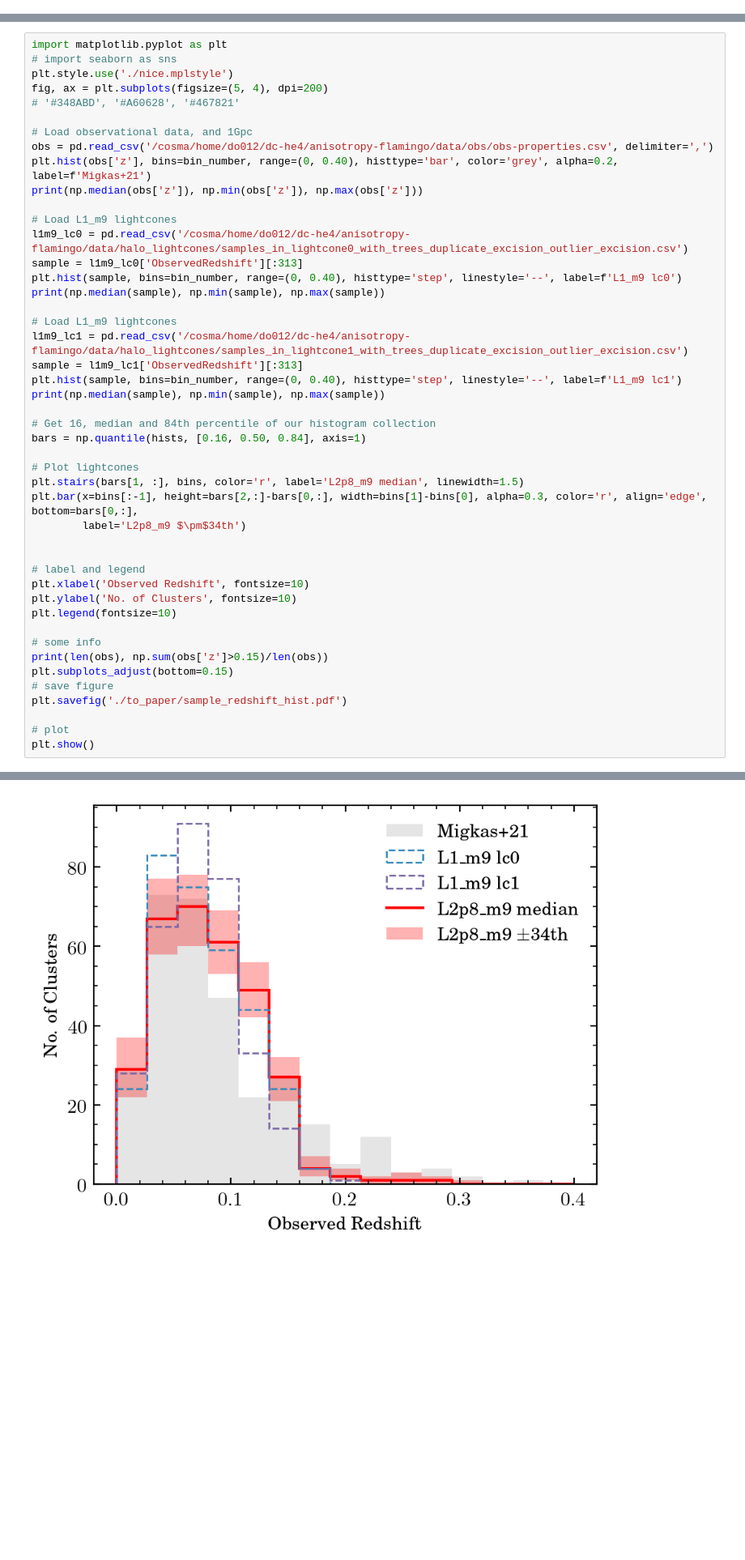
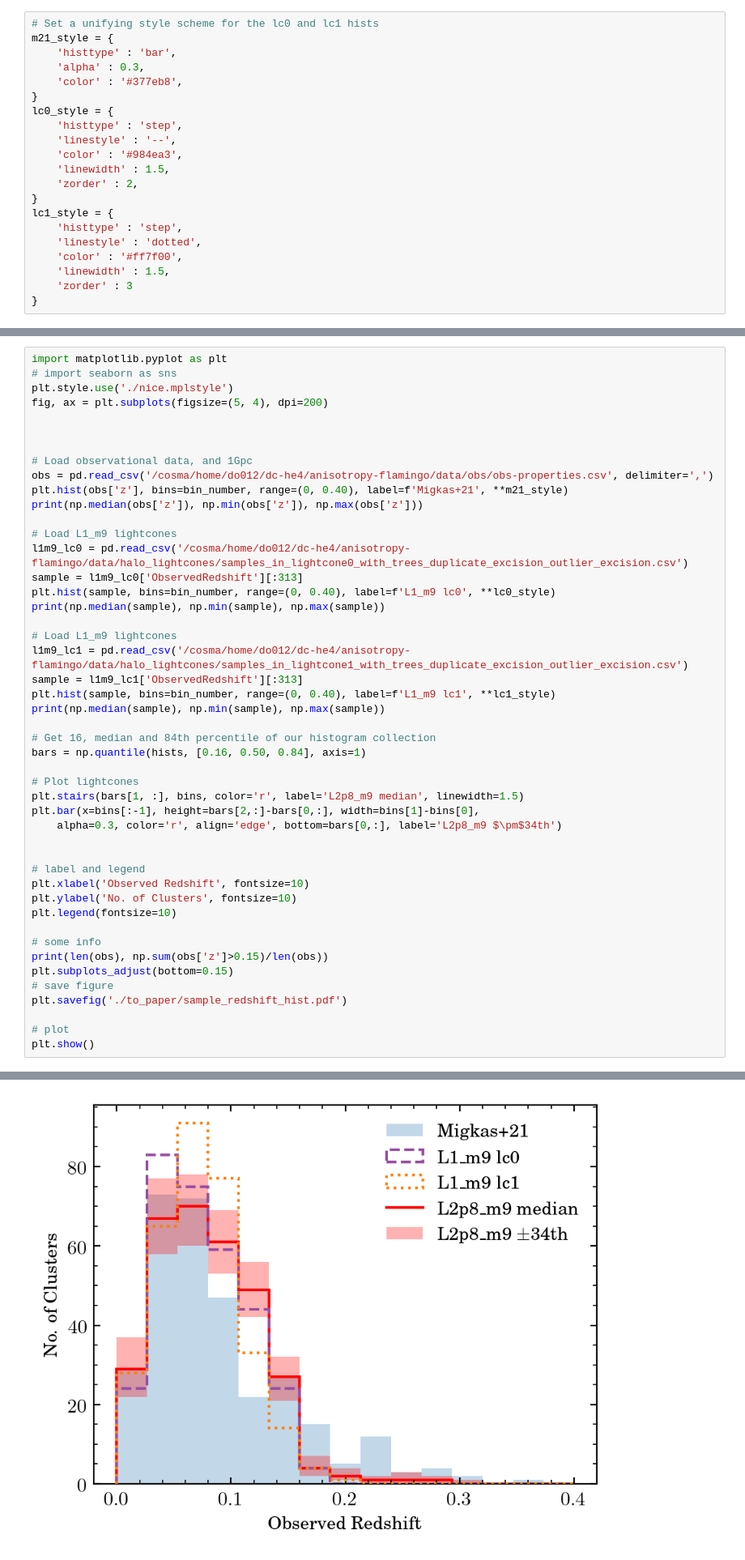
Before and after one commit to YujieH3/anisotropy-flamingo, a Jupyter notebook: analyse/__fig1_C1_C2_samples_properties.ipynb, the cells around one changed output, grey strips where cells are left out. Shown at 81% size. Cells and saved outputs as stored; diff of their text form; blank space fills up the shorter version.

```diff
--- a/analyse/__fig1_C1_C2_samples_properties.ipynb
+++ b/analyse/__fig1_C1_C2_samples_properties.ipynb
@@ -9,0 +8,21 @@
+# %%
+# Set a unifying style scheme for the lc0 and lc1 hists
+m21_style = {
+    'histtype' : 'bar',
+    'alpha' : 0.3,
+    'color' : '#377eb8',
+}
+lc0_style = {
+    'histtype' : 'step',
+    'linestyle' : '--',
+    'color' : '#984ea3',
+    'linewidth' : 1.5,
+    'zorder' : 2,
+}
+lc1_style = {
+    'histtype' : 'step',
+    'linestyle' : 'dotted',
+    'color' : '#ff7f00',
+    'linewidth' : 1.5,
+    'zorder' : 3
+}
@@ -45,50 +147,51 @@ import matplotlib.pyplot as plt
 # import seaborn as sns
 plt.style.use('./nice.mplstyle')
 fig, ax = plt.subplots(figsize=(5, 4), dpi=200)
-# '#348ABD', '#A60628', '#467821'
+
+
 
 # Load observational data, and 1Gpc
 obs = pd.read_csv('/cosma/home/do012/dc-he4/anisotropy-flamingo/data/obs/obs-properties.csv', delimiter=',')
-plt.hist(obs['z'], bins=bin_number, range=(0, 0.40), histtype='bar', color='grey', alpha=0.2, label=f'Migkas+21')
+plt.hist(obs['z'], bins=bin_number, range=(0, 0.40), label=f'Migkas+21', **m21_style)
 print(np.median(obs['z']), np.min(obs['z']), np.max(obs['z']))
 
 # Load L1_m9 lightcones
 l1m9_lc0 = pd.read_csv('/cosma/home/do012/dc-he4/anisotropy-flamingo/data/halo_lightcones/samples_in_lightcone0_with_trees_duplicate_excision_outlier_excision.csv')
 sample = l1m9_lc0['ObservedRedshift'][:313]
-plt.hist(sample, bins=bin_number, range=(0, 0.40), histtype='step', linestyle='--', label=f'L1_m9 lc0')
+plt.hist(sample, bins=bin_number, range=(0, 0.40), label=f'L1_m9 lc0', **lc0_style)
 print(np.median(sample), np.min(sample), np.max(sample))
 
 # Load L1_m9 lightcones
 l1m9_lc1 = pd.read_csv('/cosma/home/do012/dc-he4/anisotropy-flamingo/data/halo_lightcones/samples_in_lightcone1_with_trees_duplicate_excision_outlier_excision.csv')
 sample = l1m9_lc1['ObservedRedshift'][:313]
-plt.hist(sample, bins=bin_number, range=(0, 0.40), histtype='step', linestyle='--', label=f'L1_m9 lc1')
+plt.hist(sample, bins=bin_number, range=(0, 0.40), label=f'L1_m9 lc1', **lc1_style)
 print(np.median(sample), np.min(sample), np.max(sample))
 
 # Get 16, median and 84th percentile of our histogram collection
 bars = np.quantile(hists, [0.16, 0.50, 0.84], axis=1)
 
 # Plot lightcones
 plt.stairs(bars[1, :], bins, color='r', label='L2p8_m9 median', linewidth=1.5)
-plt.bar(x=bins[:-1], height=bars[2,:]-bars[0,:], width=bins[1]-bins[0], alpha=0.3, color='r', align='edge', bottom=bars[0,:],
-        label='L2p8_m9 $\pm$34th')
+plt.bar(x=bins[:-1], height=bars[2,:]-bars[0,:], width=bins[1]-bins[0],
+    alpha=0.3, color='r', align='edge', bottom=bars[0,:], label='L2p8_m9 $\pm$34th')
 
 
 # label and legend
 plt.xlabel('Observed Redshift', fontsize=10)
 plt.ylabel('No. of Clusters', fontsize=10)
 plt.legend(fontsize=10)
 
 # some info
 print(len(obs), np.sum(obs['z']>0.15)/len(obs))
 plt.subplots_adjust(bottom=0.15)
 # save figure
 plt.savefig('./to_paper/sample_redshift_hist.pdf')
 
 # plot
 plt.show()
 # %% [output]
 0.0747999996 0.00360000017 0.446999997
 0.0692667406986289 0.0106927399700134 0.1682769161224142
 0.0714951837401778 0.0059032567886303 0.1936147369636354
 313 0.16932907348242812
-[figure, old version]
+[figure, new version]
```
Also changed, not shown: parts of 37 cells of this notebook, 8 other files.
